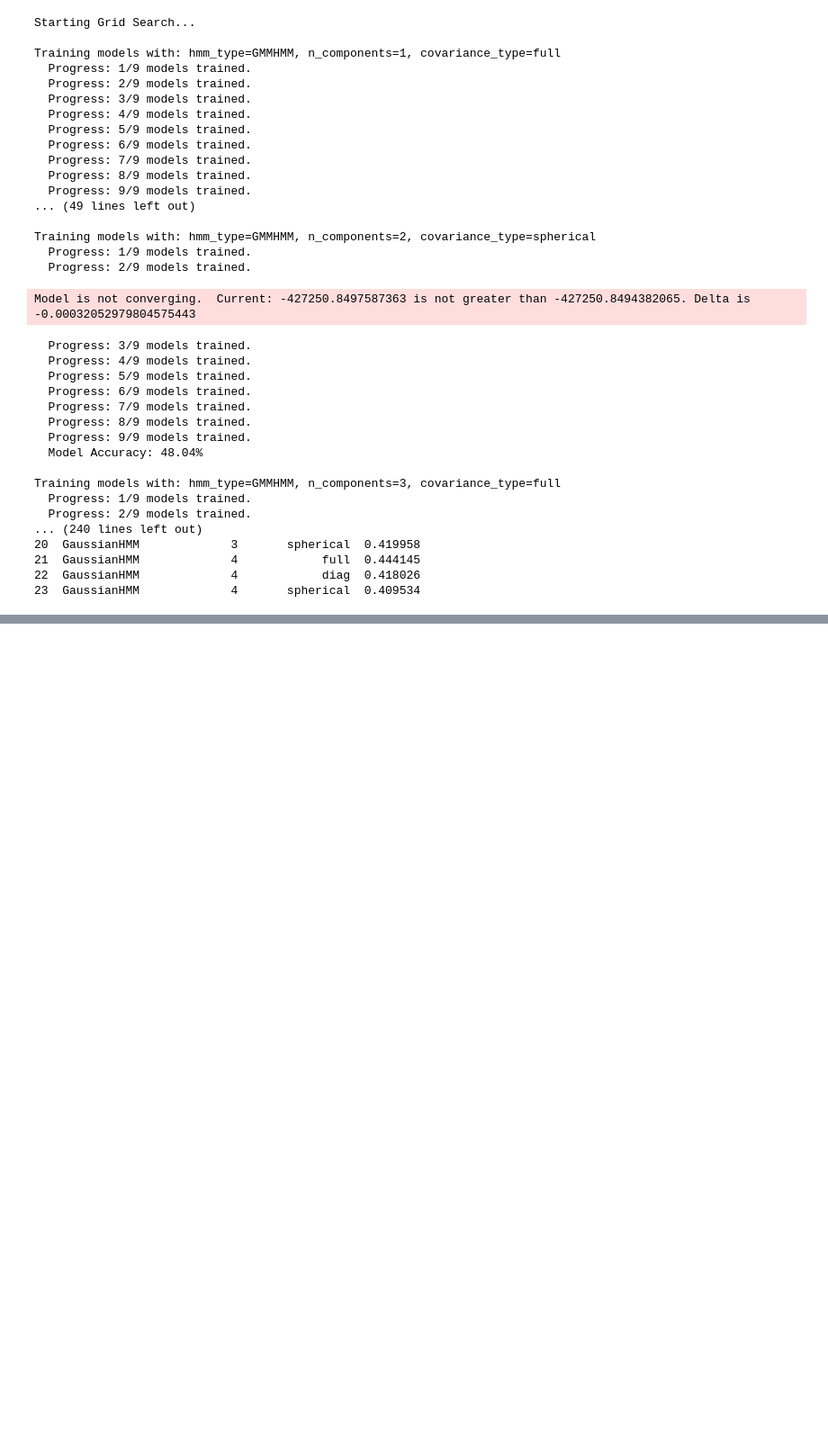
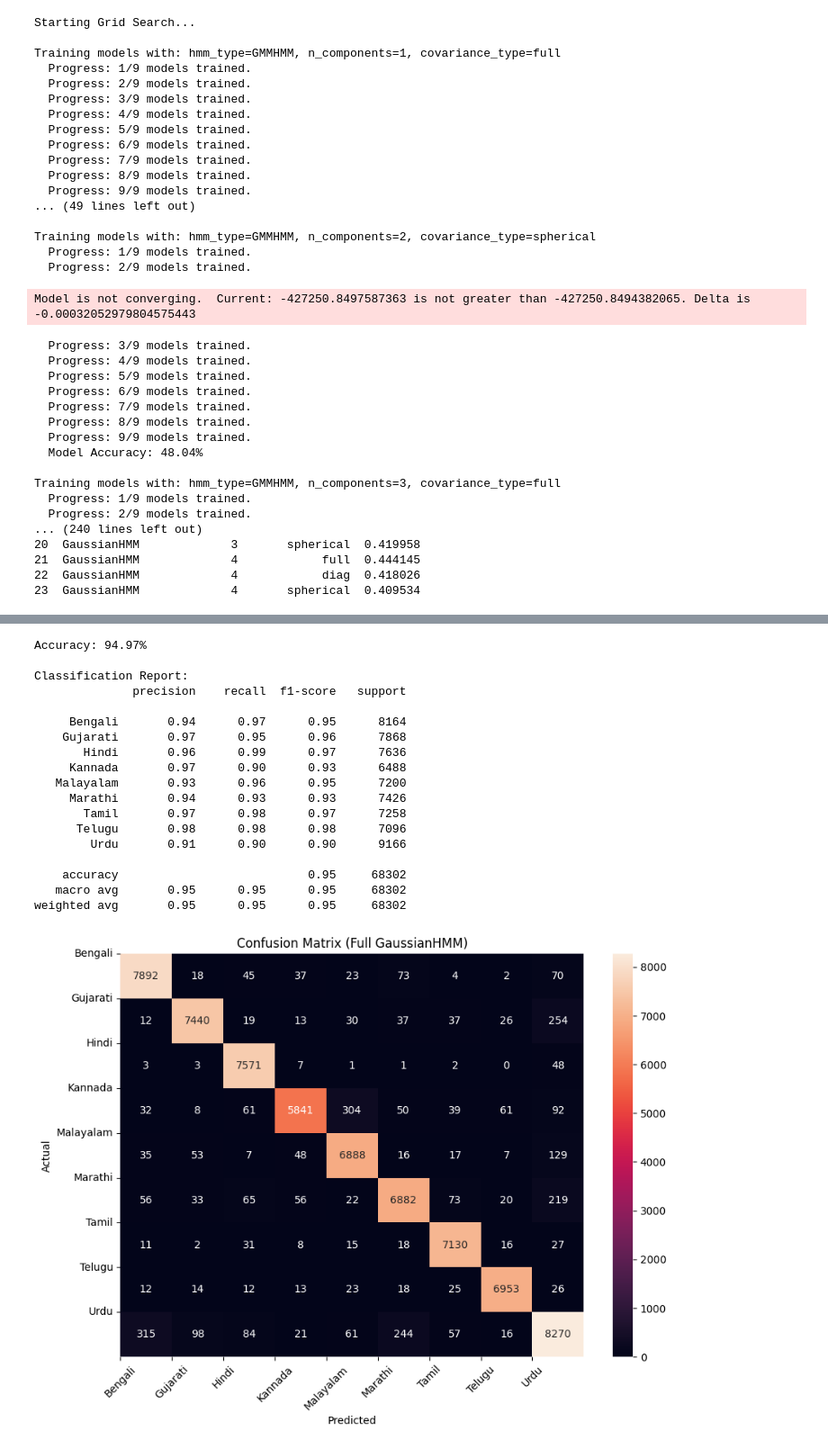
Before and after one commit to SakshxmSingh/Pan-Indian-Language-Classifier, a Jupyter notebook: hmm.ipynb, the cells around one changed output, grey strips where cells are left out. Shown: that part at 90% size. Drawn from its saved outputs; the diff is of its cells as text; code cells hidden in the pictures; blank space fills up the shorter version.

```diff
--- a/hmm.ipynb
+++ b/hmm.ipynb
@@ -253,0 +254,59 @@ with open('models/gmm_hmm.pkl', 'wb') as file:
+# %%
+train = pd.read_csv("data/data_train.csv")
+test = pd.read_csv("data/data_test.csv")
+
+X_train = train.drop('class', axis=1)
+y_train = train['class']
+
+X_test = test.drop('class', axis=1)
+y_test = test['class']
+
+scaler = StandardScaler()
+X_train = scaler.fit_transform(X_train)
+X_test = scaler.transform(X_test)
+
+lbe = LabelEncoder()
+y_train = lbe.fit_transform(y_train)
+y_test = lbe.transform(y_test)
+# %%
+full_gaussian_hmm = GaussianHMM_Collective(n_components=1, covariance_type='full', n_iter=100)
+full_gaussian_hmm.fit(X_train, y_train)
+# %%
+full_y_pred = full_gaussian_hmm.predict(X_test)
+accuracy = accuracy_score(y_test, full_y_pred)
+print(f"Accuracy: {accuracy * 100:.2f}%")
+
+# Display classification report
+print("\nClassification Report:")
+print(classification_report(y_test, full_y_pred, target_names=lbe.classes_))
+
+# Display confusion matrix
+cm = confusion_matrix(y_test, full_y_pred)
+plt.figure(figsize=(10, 7))
+sns.heatmap(cm, annot=True, fmt='d')
+plt.xlabel('Predicted')
+plt.ylabel('Actual')
+plt.title('Confusion Matrix (Full GaussianHMM)')
+plt.xticks(np.arange(len(lbe.classes_)), lbe.classes_, rotation=45)
+plt.yticks(np.arange(len(lbe.classes_)), lbe.classes_, rotation=0)
+plt.show()
+# %% [output]
+Accuracy: 94.97%
+
+Classification Report:
+              precision    recall  f1-score   support
+
+     Bengali       0.94      0.97      0.95      8164
+    Gujarati       0.97      0.95      0.96      7868
+       Hindi       0.96      0.99      0.97      7636
+     Kannada       0.97      0.90      0.93      6488
+   Malayalam       0.93      0.96      0.95      7200
+     Marathi       0.94      0.93      0.93      7426
+       Tamil       0.97      0.98      0.97      7258
+      Telugu       0.98      0.98      0.98      7096
+        Urdu       0.91      0.90      0.90      9166
+
+    accuracy                           0.95     68302
+   macro avg       0.95      0.95      0.95     68302
+weighted avg       0.95      0.95      0.95     68302
+[figure, added]
```
Also changed, not shown: parts of 5 cells of this notebook, 1 other file.
